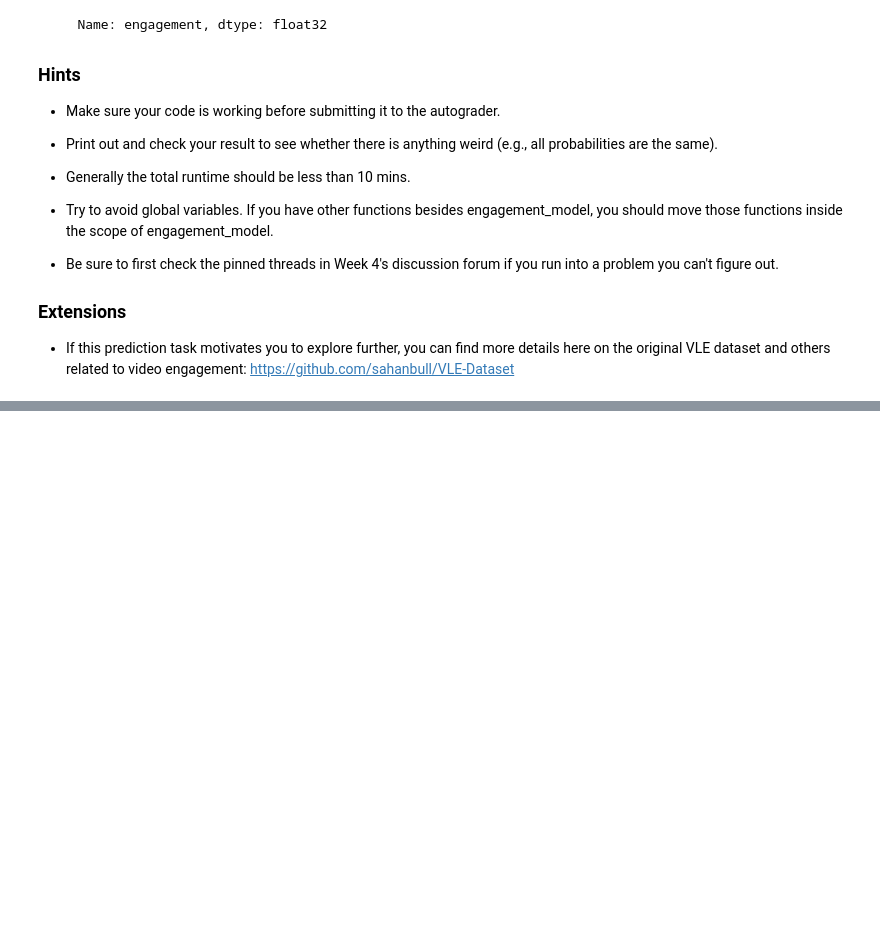
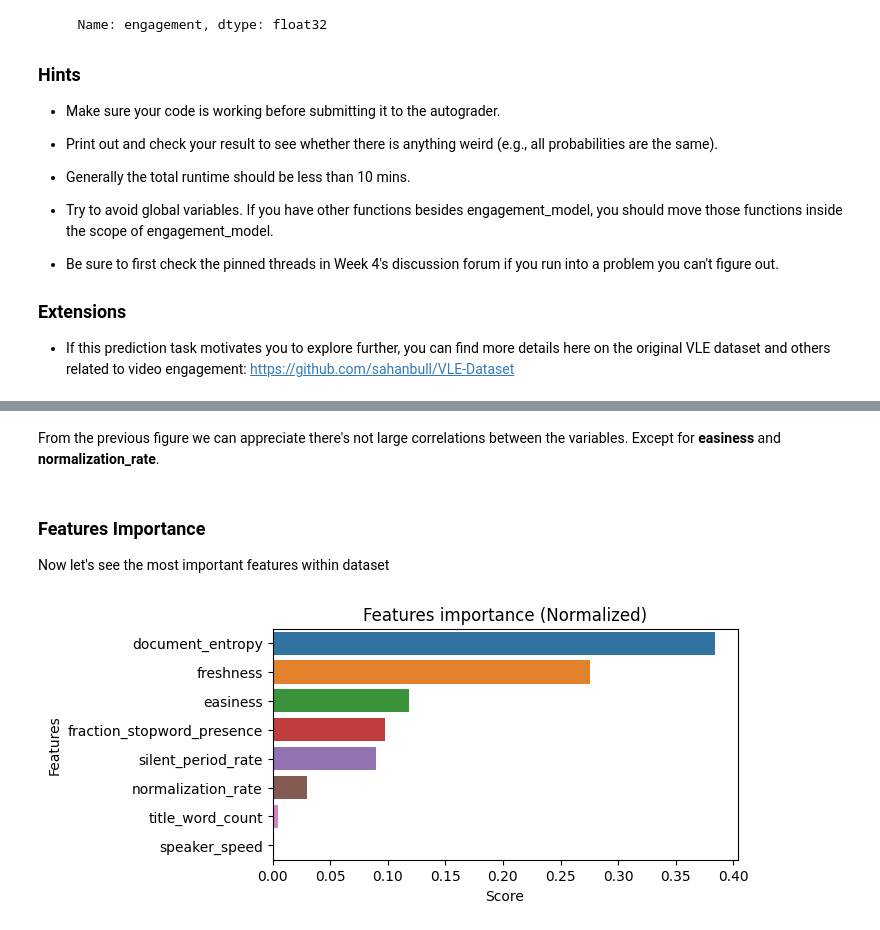
Before and after one commit to jpradas1/Applied_Machine-Learning_Python, a Jupyter notebook: Week_4/Assignment_4.ipynb, the cells around one changed output, grey strips where cells are left out. Cells and saved outputs as stored; diff of their text form; code cells hidden in the pictures; blank space fills up the shorter version.

```diff
--- a/Week_4/Assignment_4.ipynb
+++ b/Week_4/Assignment_4.ipynb
@@ -124,0 +199,32 @@ assert np.issubdtype(stu_ans.index.dtype, np.integer), "Your answer pd.Series sh
+# %% [markdown]
+From the previous figure we can appreciate there's not large correlations between the variables. Except for **easiness** and **normalization_rate**.
+# %% [markdown]
+### Features Importance
+Now let's see the most important features within dataset
+# %%
+from sklearn.feature_selection import SelectKBest, f_classif
+
+X = df_train.iloc[:,1:-1]
+y = df_train.iloc[:,-1]
+
+this_k = 8
+selector = SelectKBest(f_classif, k='all')
+selector.fit(X, y)
+
+# get the score for each feature
+scores = selector.scores_
+
+feature_scores = pd.DataFrame({'Feature': X.columns, 'Score': scores})
+total = feature_scores['Score'].sum()
+feature_scores['Score'] = feature_scores['Score']/total
+feature_scores.sort_values('Score', ascending=False, inplace=True)
+
+plt.figure(figsize=(6,3))
+sns.barplot(x='Score', y='Feature', data=feature_scores)
+plt.xlabel('Score')
+plt.ylabel('Features')
+plt.title('Features importance (Normalized)')
+# plt.xticks(rotation=20, ha='right')
+plt.show()
+# %% [output]
+[figure, added]
```
Also changed, not shown: parts of 30 cells of this notebook, 6 other files.
